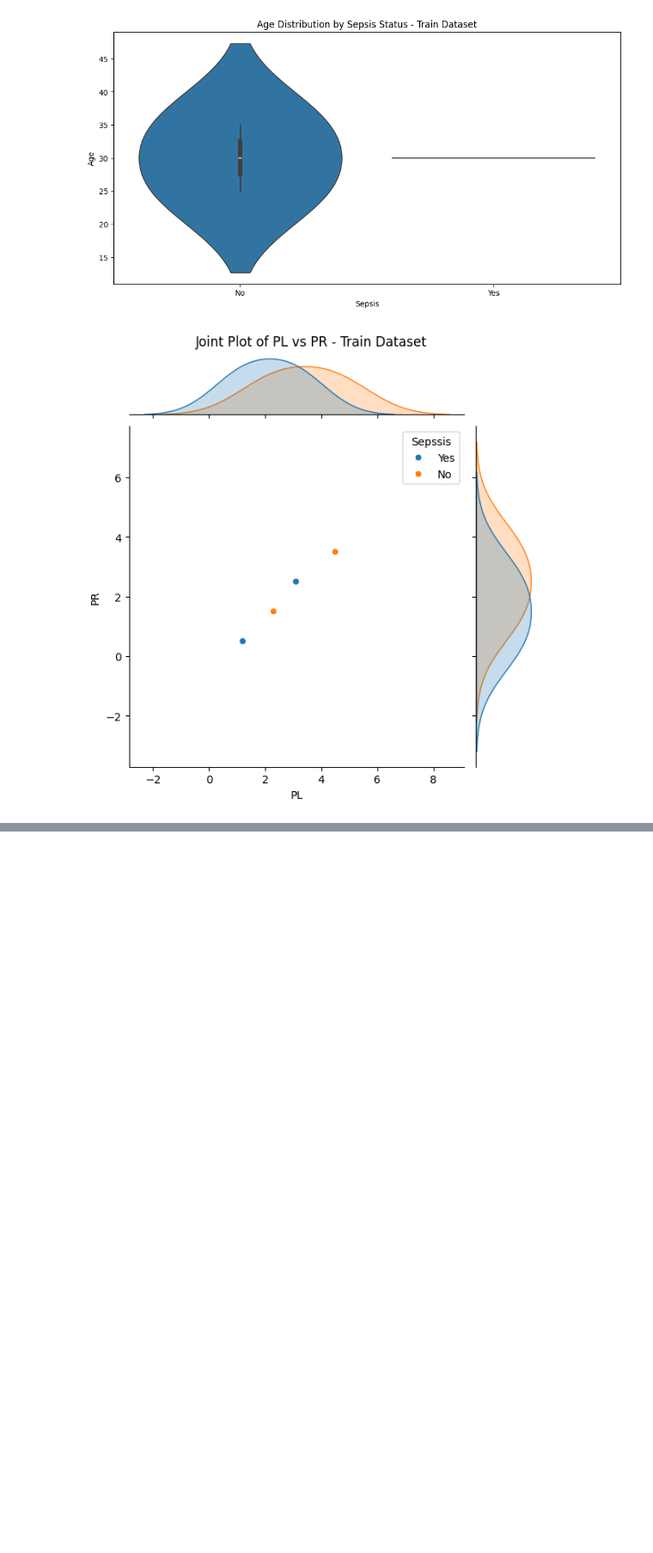
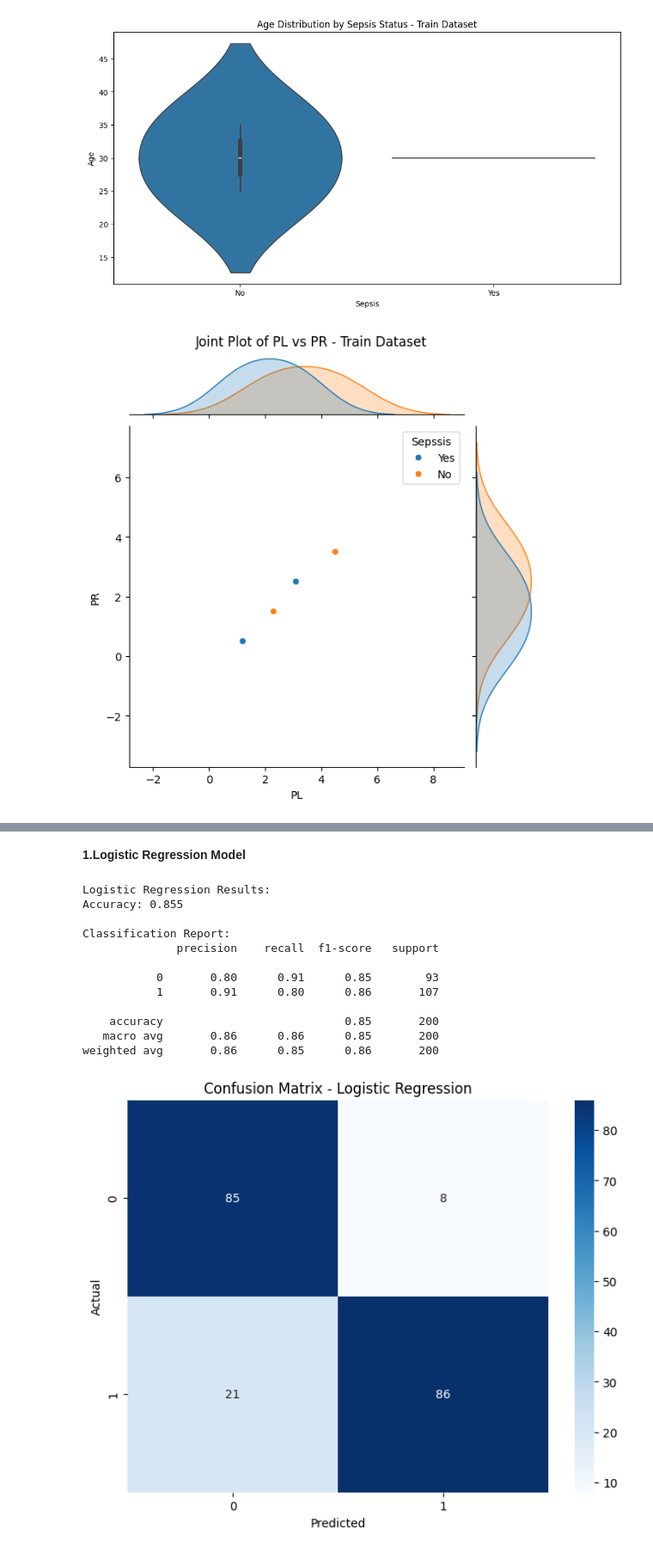
Before and after one commit to ndumbe0/P5-ML-API, a Jupyter notebook: main module.ipynb, the cells around one changed output, grey strips where cells are left out. Shown: that part at 86% size. Drawn from its saved outputs; the diff is of its cells as text; code cells hidden in the pictures; blank space fills up the shorter version.

```diff
--- a/main module.ipynb
+++ b/main module.ipynb
@@ -290,0 +363,58 @@ df_test_cleaned.to_csv('cleaned_test_dataset.csv', index=False)
+# %% [markdown]
+**1.Logistic Regression Model**
+# %%
+from sklearn.linear_model import LogisticRegression
+from sklearn.model_selection import train_test_split
+from sklearn.preprocessing import StandardScaler
+from sklearn.metrics import accuracy_score, classification_report, confusion_matrix
+import matplotlib.pyplot as plt
+import seaborn as sns
+import numpy as np
+from sklearn.datasets import make_classification
+
+# Generate a sample dataset
+X, y = make_classification(n_samples=1000, n_features=20, n_classes=2, random_state=42)
+
+# Split data into training and testing sets
+X_train, X_test, y_train, y_test = train_test_split(X, y, test_size=0.2, random_state=42)
+
+# Scale the data
+scaler = StandardScaler()
+X_train_scaled = scaler.fit_transform(X_train)
+X_test_scaled = scaler.transform(X_test)
+
+# Initialize and train the Logistic Regression model
+lr_model = LogisticRegression(random_state=42)
+lr_model.fit(X_train_scaled, y_train)
+
+# Make predictions
+y_pred_lr = lr_model.predict(X_test_scaled)
+
+# Evaluate the model
+print("Logistic Regression Results:")
+print("Accuracy:", accuracy_score(y_test, y_pred_lr))
+print("\nClassification Report:")
+print(classification_report(y_test, y_pred_lr))
+
+# Plot confusion matrix
+cm = confusion_matrix(y_test, y_pred_lr)
+plt.figure(figsize=(8, 6))
+sns.heatmap(cm, annot=True, fmt='d', cmap='Blues')
+plt.title('Confusion Matrix - Logistic Regression')
+plt.ylabel('Actual')
+plt.xlabel('Predicted')
+plt.show()
+# %% [output]
+Logistic Regression Results:
+Accuracy: 0.855
+
+Classification Report:
+              precision    recall  f1-score   support
+
+           0       0.80      0.91      0.85        93
+           1       0.91      0.80      0.86       107
+
+    accuracy                           0.85       200
+   macro avg       0.86      0.86      0.85       200
+weighted avg       0.86      0.85      0.86       200
+[figure, added]
```
Also changed, not shown: parts of 9 cells of this notebook, 1 other file.
